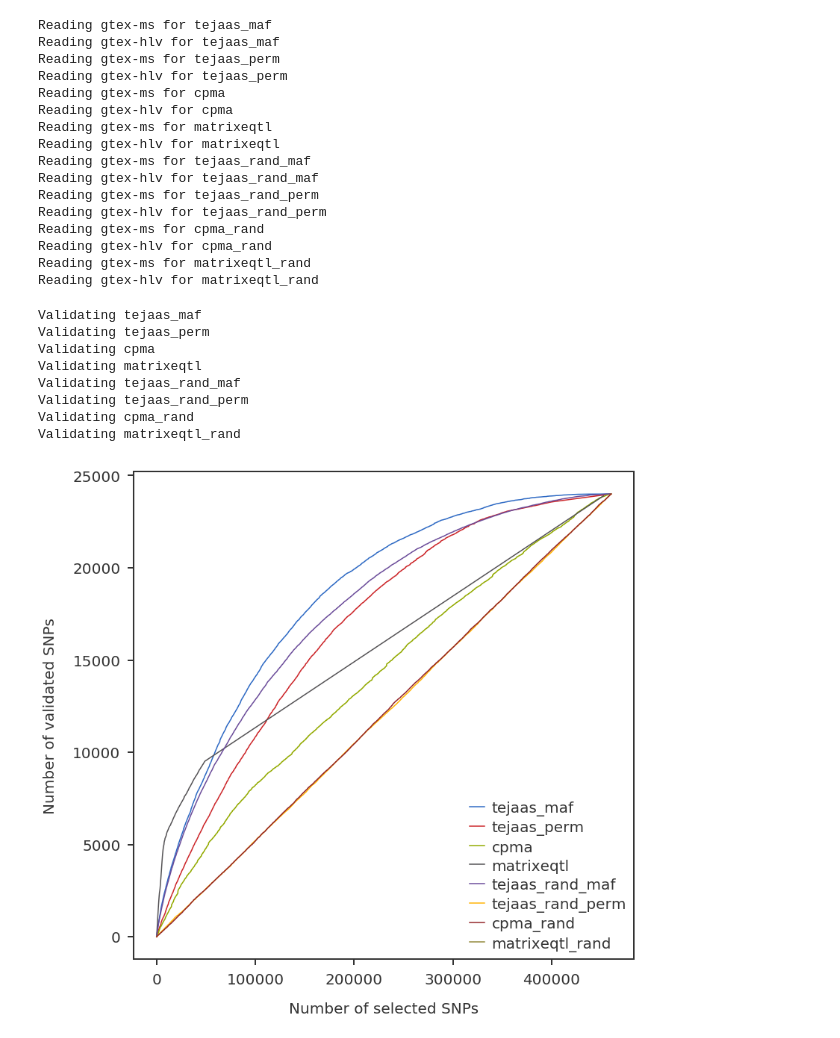
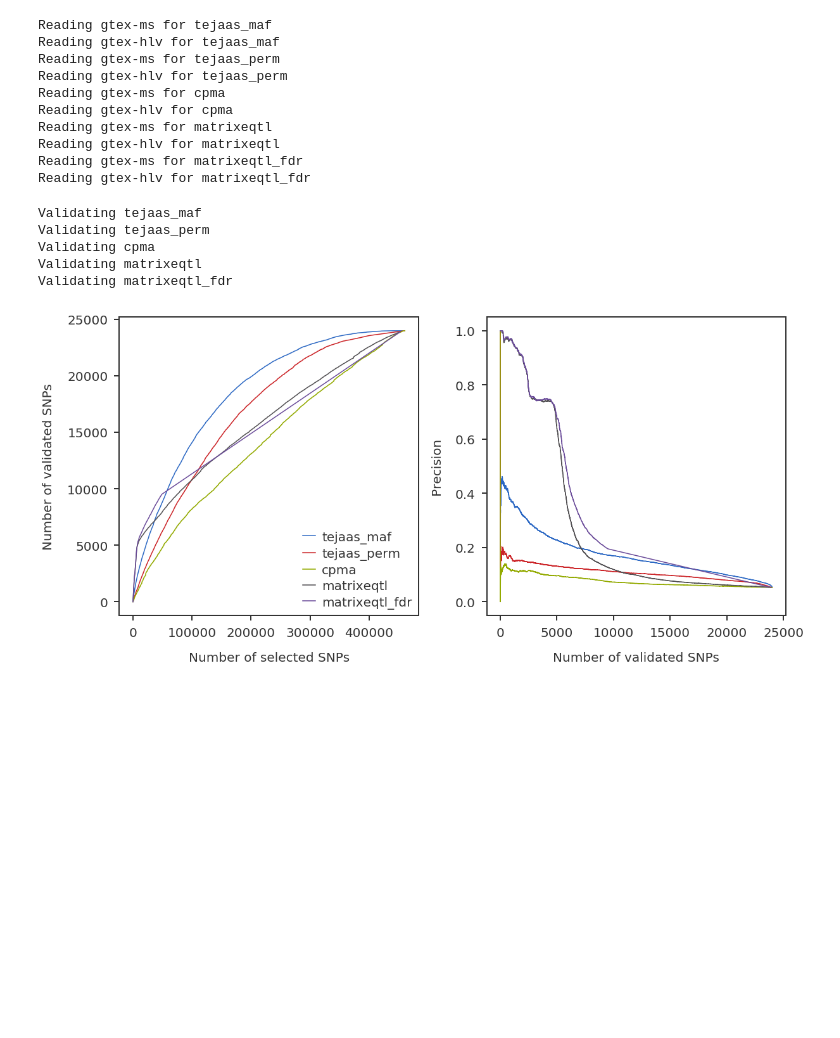
Before and after one commit to banskt/trans-eqtl-pipeline, a Jupyter notebook: analysis/jupyter/crosstissue_validation.ipynb, the cells around one changed output. Cells and saved outputs as stored; diff of their text form; code cells hidden in the pictures; blank space fills up the shorter version.

Commit message:
FDR improves results

```diff
--- a/analysis/jupyter/crosstissue_validation.ipynb
+++ b/analysis/jupyter/crosstissue_validation.ipynb
@@ -36,7 +36,10 @@ def get_dict_for_method(method, input_dir, chrms, tissue, sb = '0.01'):
         elif method == 'matrixeqtl':
             filepath = os.path.join(datadir, 'matrixeqtl', 'chr{:d}'.format(chrm), 'trans_eqtl.txt')
             chrmdicts[i] = load_results.matrixeqtl(filepath)
-        elif method == 'matrixeqtl':
+        elif method == 'matrixeqtl_fdr':
+            filepath = os.path.join(datadir, 'matrixeqtl', 'chr{:d}'.format(chrm), 'trans_eqtl.txt')
+            chrmdicts[i] = load_results.matrixeqtl_fdr(filepath)
+        elif method == 'matrixeqtl_rand':
             filepath = os.path.join(datadir, 'matrixeqtl_rand', 'chr{:d}'.format(chrm), 'trans_eqtl.txt')
             chrmdicts[i] = load_results.matrixeqtl(filepath)
 
@@ -66,11 +69,11 @@ def validate(testdict, valdict, nmax):
 # %%
 chrms = [7, 8]
 datasets = ['gtex-ms', 'gtex-hlv']
-methods = ['tejaas_maf', 'tejaas_perm', 'cpma', 'matrixeqtl',
+methods = ['tejaas_maf', 'tejaas_perm', 'cpma', 'matrixeqtl', 'matrixeqtl_fdr',
            'tejaas_rand_maf', 'tejaas_rand_perm', 'cpma_rand', 'matrixeqtl_rand']
-#methods = ['tejaas_maf', 'tejaas_perm']
+#methods = ['matrixeqtl_rand']
+methods = ['tejaas_maf', 'tejaas_perm', 'cpma', 'matrixeqtl', 'matrixeqtl_fdr']
 input_dir = '/scratch/sbanerj/trans-eqtl/dev-pipeline/lmcorrected'
-outfile = '../plots/cross_tissue_validation_ms_hlv_lmcorrected_sb0_01.pdf'
 
 res = collections.defaultdict(dict)
 for key in methods:
@@ -85,14 +88,8 @@ Reading gtex-ms for cpma
 Reading gtex-hlv for cpma
 Reading gtex-ms for matrixeqtl
 Reading gtex-hlv for matrixeqtl
-Reading gtex-ms for tejaas_rand_maf
-Reading gtex-hlv for tejaas_rand_maf
-Reading gtex-ms for tejaas_rand_perm
-Reading gtex-hlv for tejaas_rand_perm
-Reading gtex-ms for cpma_rand
-Reading gtex-hlv for cpma_rand
-Reading gtex-ms for matrixeqtl_rand
-Reading gtex-hlv for matrixeqtl_rand
+Reading gtex-ms for matrixeqtl_fdr
+Reading gtex-hlv for matrixeqtl_fdr
 # %%
 nmax = 12000 * len(chrms)
 valres = collections.defaultdict(dict)
@@ -106,26 +103,34 @@ Validating tejaas_maf
 Validating tejaas_perm
 Validating cpma
 Validating matrixeqtl
-Validating tejaas_rand_maf
-Validating tejaas_rand_perm
-Validating cpma_rand
-Validating matrixeqtl_rand
+Validating matrixeqtl_fdr
 # %%
-fig = plt.figure(figsize = (12,12))
-ax1 = fig.add_subplot(111)
+outfile = '../plots/gtex_ms_hlv_lmcorrected_validation_tejaas-sb0_01.pdf'
+fig = plt.figure(figsize = (17, 8))
+ax1 = fig.add_subplot(121)
+ax2 = fig.add_subplot(122)
 
-plot_methods = ['matrixeqtl_rand']
+plot_methods = ['tejaas_maf', 'tejaas_perm', 'cpma', 'matrixeqtl', 'matrixeqtl_fdr']
+#plot_methods = ['tejaas_maf']
 
-for key in methods:
-    valid, select = roc.confusion_matrix(valres[key])
+for key in plot_methods:
+    valid, select, ppv = roc.confusion_matrix(valres[key])
     ax1.plot(select, valid, label = key)
+    ax2.plot(valid, ppv, label = key)
 
+ylabel = r'Precision'
+ax2.set_ylabel(ylabel)
 ylabel = r'Number of validated SNPs'
 ax1.set_ylabel(ylabel)
+xlabel = r'Number of validated SNPs'
+ax2.set_xlabel(xlabel)
 xlabel = r'Number of selected SNPs'
 ax1.set_xlabel(xlabel)
+#ax1.set_xlim([0, 10000])
+#ax1.set_ylim([0, 5000])
 ax1.legend()
+plt.tight_layout()
 plt.savefig(outfile, bbox_inches='tight')
 plt.show()
 # %% [output]
-[figure, old version]
+[figure, new version]
```
Also changed, not shown: parts of 5 cells of this notebook, 4 other files.
